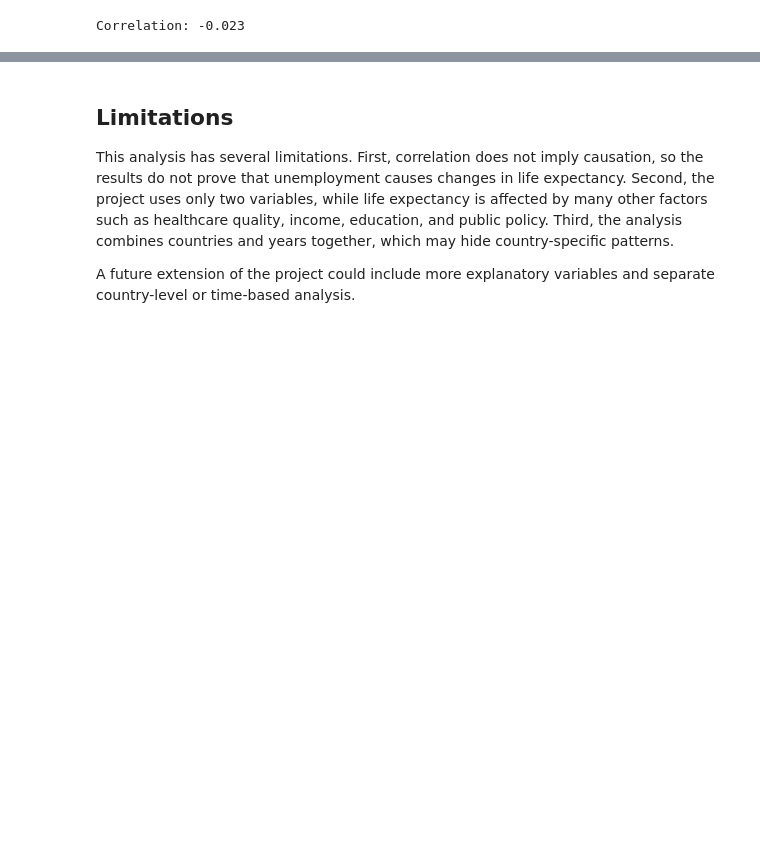
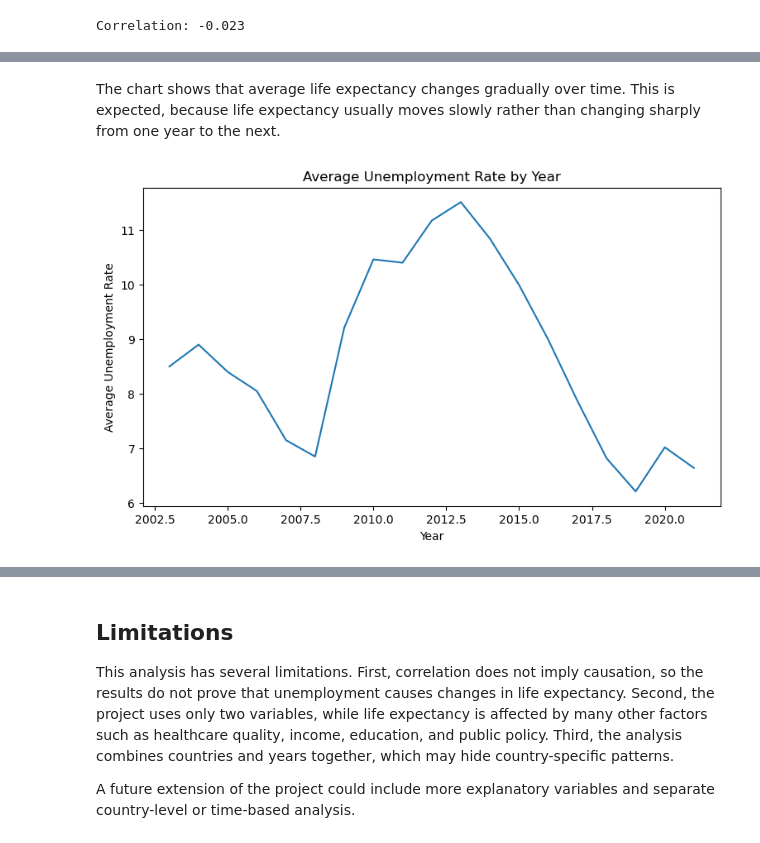
Before and after one commit to ohczed/life-expectancy-unemployment-europe, a Jupyter notebook: notebooks/final_project.ipynb, the cells around one changed output, grey strips where cells are left out. Drawn from its saved outputs; the diff is of its cells as text; code cells hidden in the pictures; blank space fills up the shorter version.

```diff
--- a/notebooks/final_project.ipynb
+++ b/notebooks/final_project.ipynb
@@ -377,0 +466,11 @@ This suggests that unemployment alone does not explain much of the variation in
+# %% [markdown]
+The chart shows that average life expectancy changes gradually over time. This is expected, because life expectancy usually moves slowly rather than changing sharply from one year to the next.
+# %%
+plt.figure(figsize=(9, 5))
+plt.plot(year_summary.index, year_summary["unemployment_rate"])
+plt.xlabel("Year")
+plt.ylabel("Average Unemployment Rate")
+plt.title("Average Unemployment Rate by Year")
+plt.show()
+# %% [output]
+[figure, added]
```
Also changed, not shown: parts of 26 cells of this notebook.
